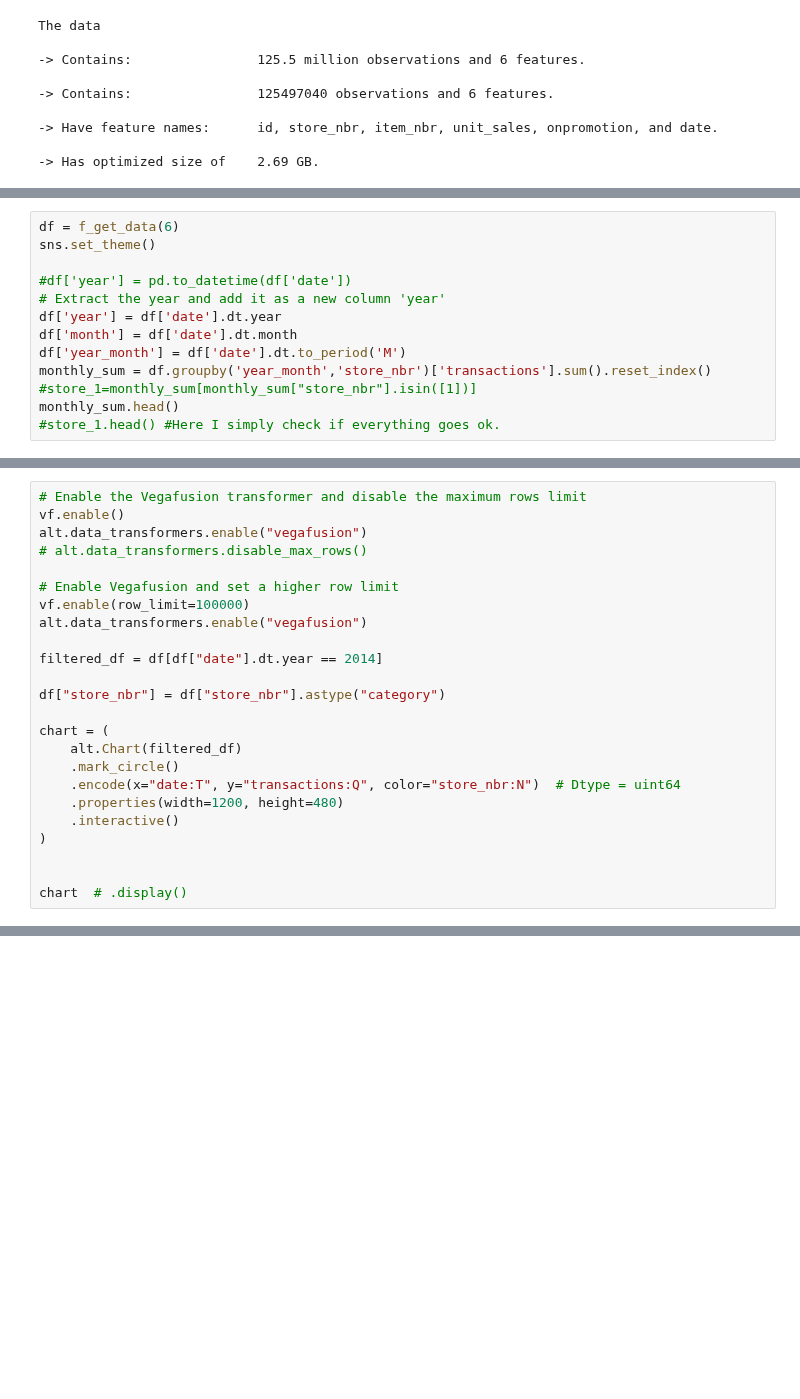
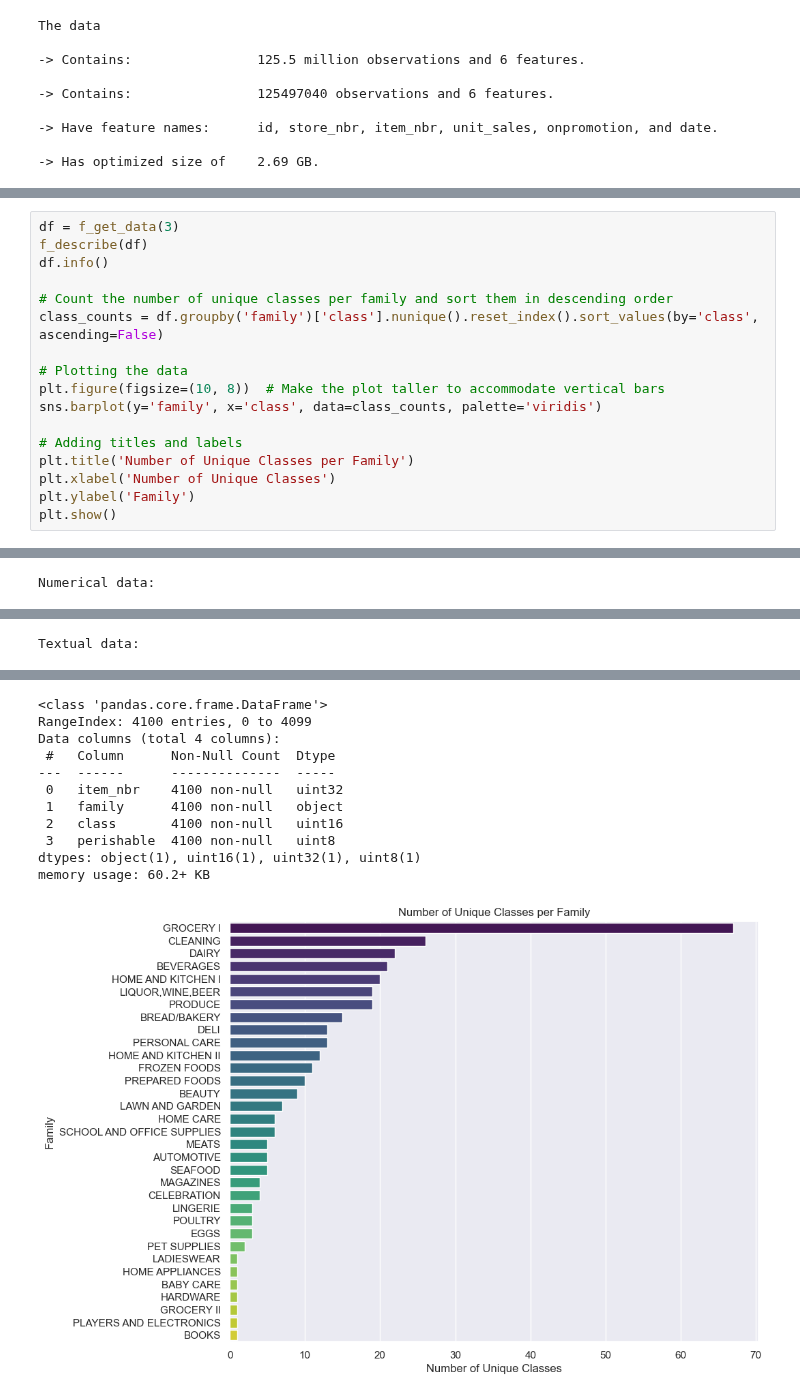
Before and after one commit to AFEngelage/Group4B, a Jupyter notebook: notebooks/Itesm.ipynb, the cells around one changed output, grey strips where cells are left out. Drawn from its saved outputs; the diff is of its cells as text; blank space fills up the shorter version.

```diff
--- a/notebooks/Itesm.ipynb
+++ b/notebooks/Itesm.ipynb
@@ -613,13 +271,0 @@ Change: Transformed 'date' column to Datetime Dtype
-# %%
-df = f_get_data(6)
-sns.set_theme()
-
-#df['year'] = pd.to_datetime(df['date'])
-# Extract the year and add it as a new column 'year'
-df['year'] = df['date'].dt.year
-df['month'] = df['date'].dt.month
-df['year_month'] = df['date'].dt.to_period('M')
-monthly_sum = df.groupby('year_month','store_nbr')['transactions'].sum().reset_index()
-#store_1=monthly_sum[monthly_sum["store_nbr"].isin([1])]
-monthly_sum.head()
-#store_1.head() #Here I simply check if everything goes ok.
@@ -655,24 +272,18 @@ chart  # .display()
-# %%
-# Enable the Vegafusion transformer and disable the maximum rows limit
-vf.enable()
-alt.data_transformers.enable("vegafusion")
-# alt.data_transformers.disable_max_rows()
-
-# Enable Vegafusion and set a higher row limit
-vf.enable(row_limit=100000)
-alt.data_transformers.enable("vegafusion")
-
-filtered_df = df[df["date"].dt.year == 2014]
-
-df["store_nbr"] = df["store_nbr"].astype("category")
-
-chart = (
-    alt.Chart(filtered_df)
-    .mark_circle()
-    .encode(x="date:T", y="transactions:Q", color="store_nbr:N")  # Dtype = uint64
-    .properties(width=1200, height=480)
-    .interactive()
-)
-
-
-chart  # .display()
+# %%
+df = f_get_data(3)
+f_describe(df)
+df.info()
+
+# Count the number of unique classes per family and sort them in descending order
+class_counts = df.groupby('family')['class'].nunique().reset_index().sort_values(by='class', ascending=False)
+
+# Plotting the data
+plt.figure(figsize=(10, 8))  # Make the plot taller to accommodate vertical bars
+sns.barplot(y='family', x='class', data=class_counts, palette='viridis')
+
+# Adding titles and labels
+plt.title('Number of Unique Classes per Family')
+plt.xlabel('Number of Unique Classes')
+plt.ylabel('Family')
+plt.show()
+# %% [output]
@@ -678,0 +304 @@ chart  # .display()
+Numerical data:
@@ -678,0 +314 @@ chart  # .display()
+Textual data:
@@ -678,0 +320,12 @@ chart  # .display()
+<class 'pandas.core.frame.DataFrame'>
+RangeIndex: 4100 entries, 0 to 4099
+Data columns (total 4 columns):
+ #   Column      Non-Null Count  Dtype
+---  ------      --------------  -----
+ 0   item_nbr    4100 non-null   uint32
+ 1   family      4100 non-null   object
+ 2   class       4100 non-null   uint16
+ 3   perishable  4100 non-null   uint8
+dtypes: object(1), uint16(1), uint32(1), uint8(1)
+memory usage: 60.2+ KB
+[figure, added]
```
Also changed, not shown: parts of 16 cells of this notebook.
